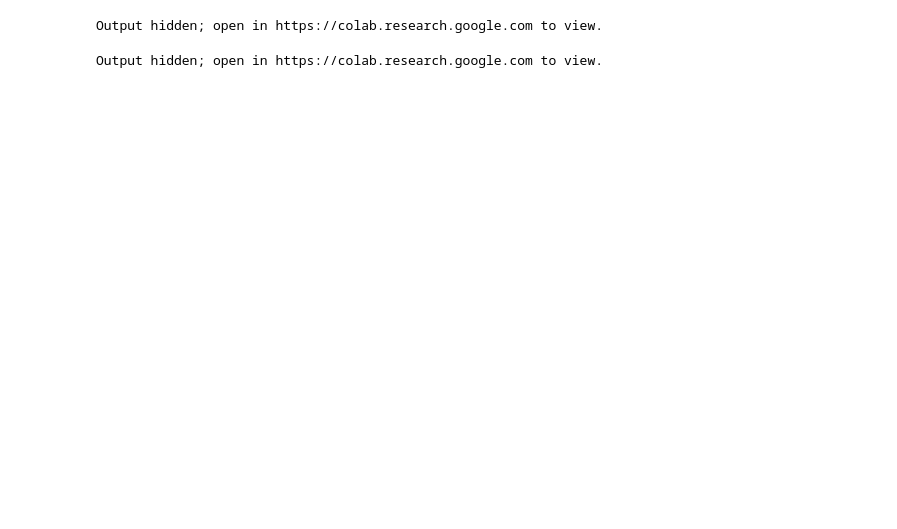
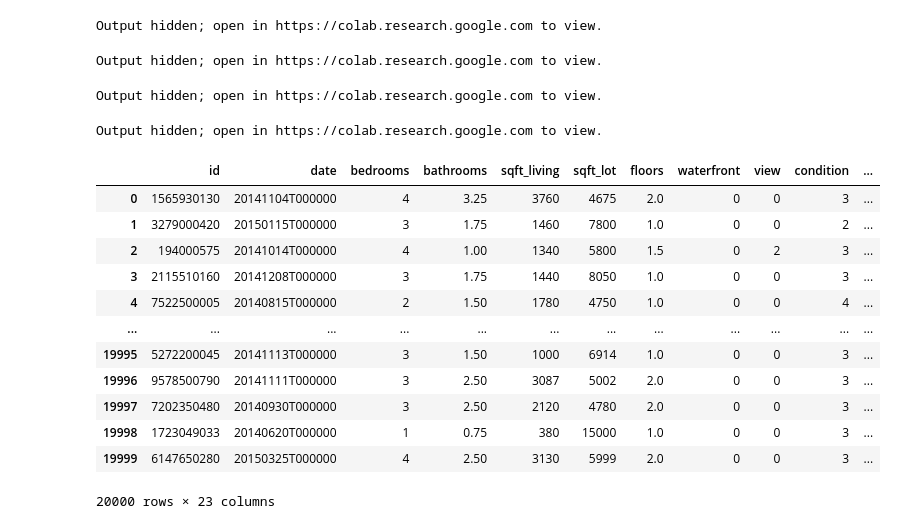
Before and after one commit to brandonritchie/MachineLearning, a Jupyter notebook: Module_3_Bank_Proj/Brandon/brandon_code.ipynb, the cells around one changed output. Drawn from its saved outputs; the diff is of its cells as text; code cells hidden in the pictures; blank space fills up the shorter version.

Commit message:
Additional analysis of long and lat

```diff
--- a/Module_3_Bank_Proj/Brandon/brandon_code.ipynb
+++ b/Module_3_Bank_Proj/Brandon/brandon_code.ipynb
@@ -57,3 +72,47 @@ Output hidden; open in https://colab.research.google.com to view.
 low_chart
 # %% [output]
 Output hidden; open in https://colab.research.google.com to view.
+# %%
+alt.Chart(data).mark_rect().encode(
+    alt.X('long:Q', bin=alt.Bin(maxbins=100)),
+    alt.Y('lat:Q', bin=alt.Bin(maxbins=100)),
+    alt.Color('mean(price):Q', scale=alt.Scale(scheme='greenblue'))
+)
+# %% [output]
+Output hidden; open in https://colab.research.google.com to view.
+# %%
+alt.Chart(data).mark_rect().encode(
+    alt.X('long:Q', bin=alt.Bin(maxbins=100)),
+    alt.Y('lat:Q', bin=alt.Bin(maxbins=100)),
+    alt.Color('count(id):Q', scale=alt.Scale(scheme='greenblue'))
+)
+# %% [output]
+Output hidden; open in https://colab.research.google.com to view.
+# %%
+data['lat_bin'] = 0
+data['long_bin'] = 0
+for lat in range(4715,4779,1):
+  if lat + 1 > 4779:
+    break
+  else:
+    data.loc[(data.lat >= (lat/100)) & (data.lat < ((lat/100) + .01)),'lat_bin'] = lat/100
+
+for long in range(-12252,-12124,2):
+  if long + 1 > -12124:
+    break
+  else:
+    data.loc[(data.long >= (long/100)) & (data.long < ((long/100) + .02)),'long_bin'] = long/100
+# %% [output]
+|  | id | date | bedrooms | bathrooms | sqft_living | sqft_lot | floors | waterfront | view | condition | ... |
+| 0 | 1565930130 | 20141104T000000 | 4 | 3.25 | 3760 | 4675 | 2.0 | 0 | 0 | 3 | ... |
+| 1 | 3279000420 | 20150115T000000 | 3 | 1.75 | 1460 | 7800 | 1.0 | 0 | 0 | 2 | ... |
+| 2 | 194000575 | 20141014T000000 | 4 | 1.00 | 1340 | 5800 | 1.5 | 0 | 2 | 3 | ... |
+| 3 | 2115510160 | 20141208T000000 | 3 | 1.75 | 1440 | 8050 | 1.0 | 0 | 0 | 3 | ... |
+| 4 | 7522500005 | 20140815T000000 | 2 | 1.50 | 1780 | 4750 | 1.0 | 0 | 0 | 4 | ... |
+| ... | ... | ... | ... | ... | ... | ... | ... | ... | ... | ... | ... |
+| 19995 | 5272200045 | 20141113T000000 | 3 | 1.50 | 1000 | 6914 | 1.0 | 0 | 0 | 3 | ... |
+| 19996 | 9578500790 | 20141111T000000 | 3 | 2.50 | 3087 | 5002 | 2.0 | 0 | 0 | 3 | ... |
+| 19997 | 7202350480 | 20140930T000000 | 3 | 2.50 | 2120 | 4780 | 2.0 | 0 | 0 | 3 | ... |
+| 19998 | 1723049033 | 20140620T000000 | 1 | 0.75 | 380 | 15000 | 1.0 | 0 | 0 | 3 | ... |
+| 19999 | 6147650280 | 20150325T000000 | 4 | 2.50 | 3130 | 5999 | 2.0 | 0 | 0 | 3 | ... |
+20000 rows × 23 columns
```
Also changed, not shown: parts of 6 cells of this notebook.
